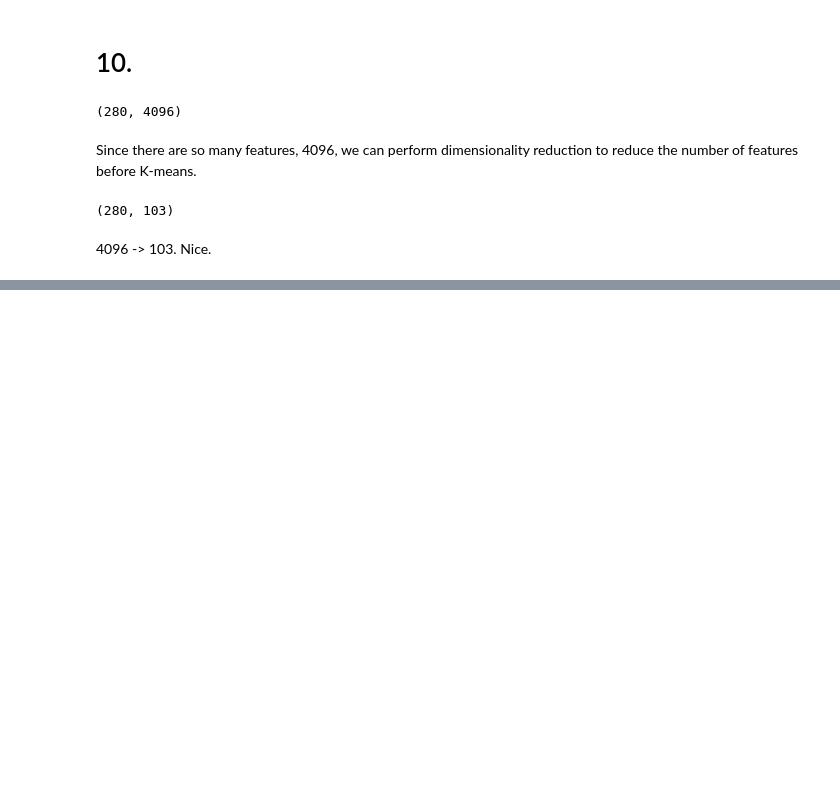
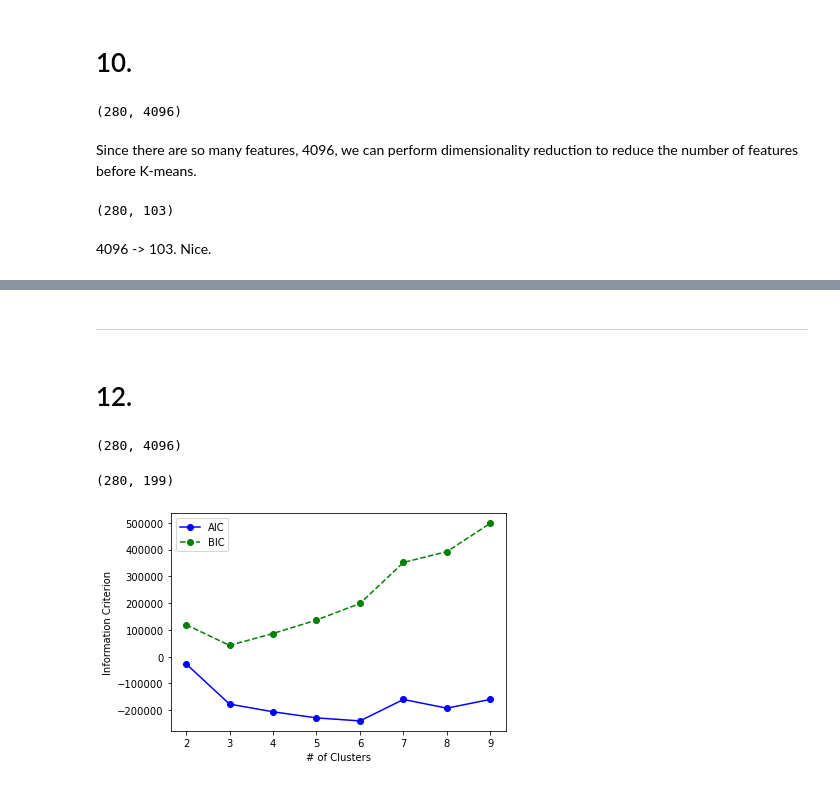
Before and after one commit to JieHengYu/ML-Algorithms, a Jupyter notebook: ML Python/Chapter 9/Exercises.ipynb, the cells around one changed output, grey strips where cells are left out. Cells and saved outputs as stored; diff of their text form; code cells hidden in the pictures; blank space fills up the shorter version.

```diff
--- a/ML Python/Chapter 9/Exercises.ipynb
+++ b/ML Python/Chapter 9/Exercises.ipynb
@@ -64,0 +214,53 @@ from sklearn.cluster import KMeans
+# %% [markdown]
+---
+# %% [markdown]
+# 12.
+# %%
+from sklearn.datasets import fetch_olivetti_faces
+from sklearn.model_selection import StratifiedShuffleSplit
+
+olivetti_faces = fetch_olivetti_faces()
+X = olivetti_faces.data
+y = olivetti_faces.target
+
+sss = StratifiedShuffleSplit(n_splits = 1, test_size = 60, random_state = 32)
+for train_index, test_index in sss.split(X, y):
+    X_train, y_train = X[train_index], y[train_index]
+    X_test, y_test = X[test_index], y[test_index]
+for train_index, val_index in sss.split(X_train, y_train):
+    X_train, y_train = X[train_index], y[train_index]
+    X_val, y_val = X[val_index], y[val_index]
+X_train.shape
+# %% [output]
+(280, 4096)
+# %%
+from sklearn.decomposition import PCA
+
+pca = PCA(n_components = 0.99)
+X_train_pca = pca.fit_transform(X_train)
+X_val_pca = pca.transform(X_val)
+X_test_pca = pca.transform(X_test)
+X_train_pca.shape
+# %% [output]
+(280, 199)
+# %%
+from sklearn.mixture import GaussianMixture
+%matplotlib inline
+import matplotlib.pyplot as plt
+
+aic_per_component = []
+bic_per_component = []
+for component in range(2, 10):
+    gmm = GaussianMixture(n_components = component)
+    y_pred = gmm.fit_predict(X_train_pca)
+    aic_per_component.append(gmm.aic(X_train_pca))
+    bic_per_component.append(gmm.bic(X_train_pca))
+
+plt.plot(range(2, 10), aic_per_component, "bo-", label = "AIC")
+plt.plot(range(2, 10), bic_per_component, "go--", label = "BIC")
+plt.xlabel("# of Clusters")
+plt.ylabel("Information Criterion")
+plt.legend(loc = "upper left")
+plt.show()
+# %% [output]
+[figure, added]
```
Also changed, not shown: parts of 33 cells of this notebook.
